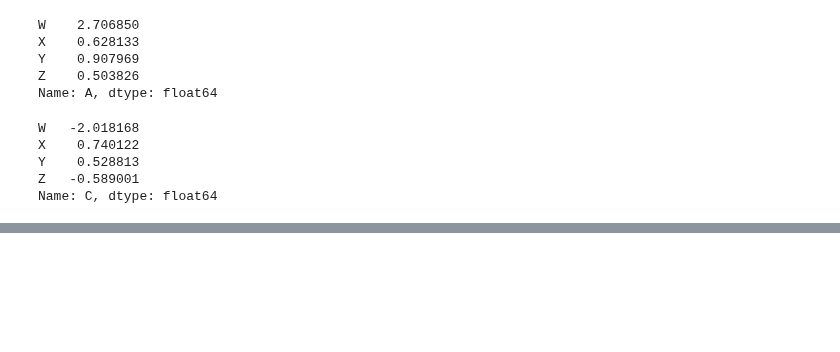
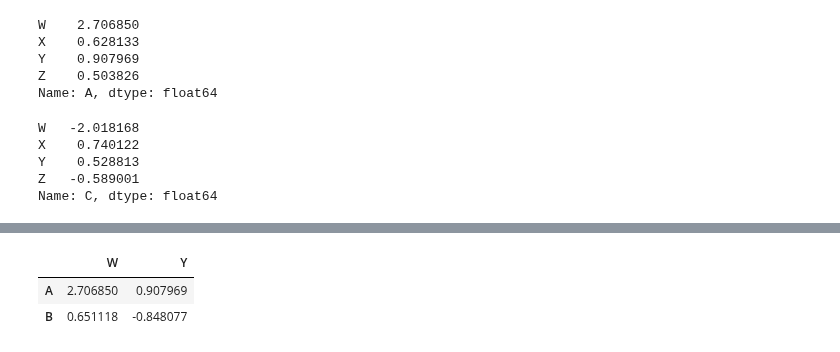
Before and after one commit to andrewbrase/python_learning, a Jupyter notebook: d2 Data_science_and_machine_learning/ch2_dsml_NOTES.ipynb, the cells around one changed output, grey strips where cells are left out. Cells and saved outputs as stored; diff of their text form; code cells hidden in the pictures; blank space fills up the shorter version.

```diff
--- a/d2 Data_science_and_machine_learning/ch2_dsml_NOTES.ipynb
+++ b/d2 Data_science_and_machine_learning/ch2_dsml_NOTES.ipynb
@@ -293,0 +309,7 @@ Name: C, dtype: float64
+# %%
+#what if you wanted the a b rows with they w y columns
+df.loc[['A','B'] , ['W','Y']]
+# %% [output]
+|  | W | Y |
+| A | 2.706850 | 0.907969 |
+| B | 0.651118 | -0.848077 |
```
Also changed, not shown: parts of 2 cells of this notebook.
